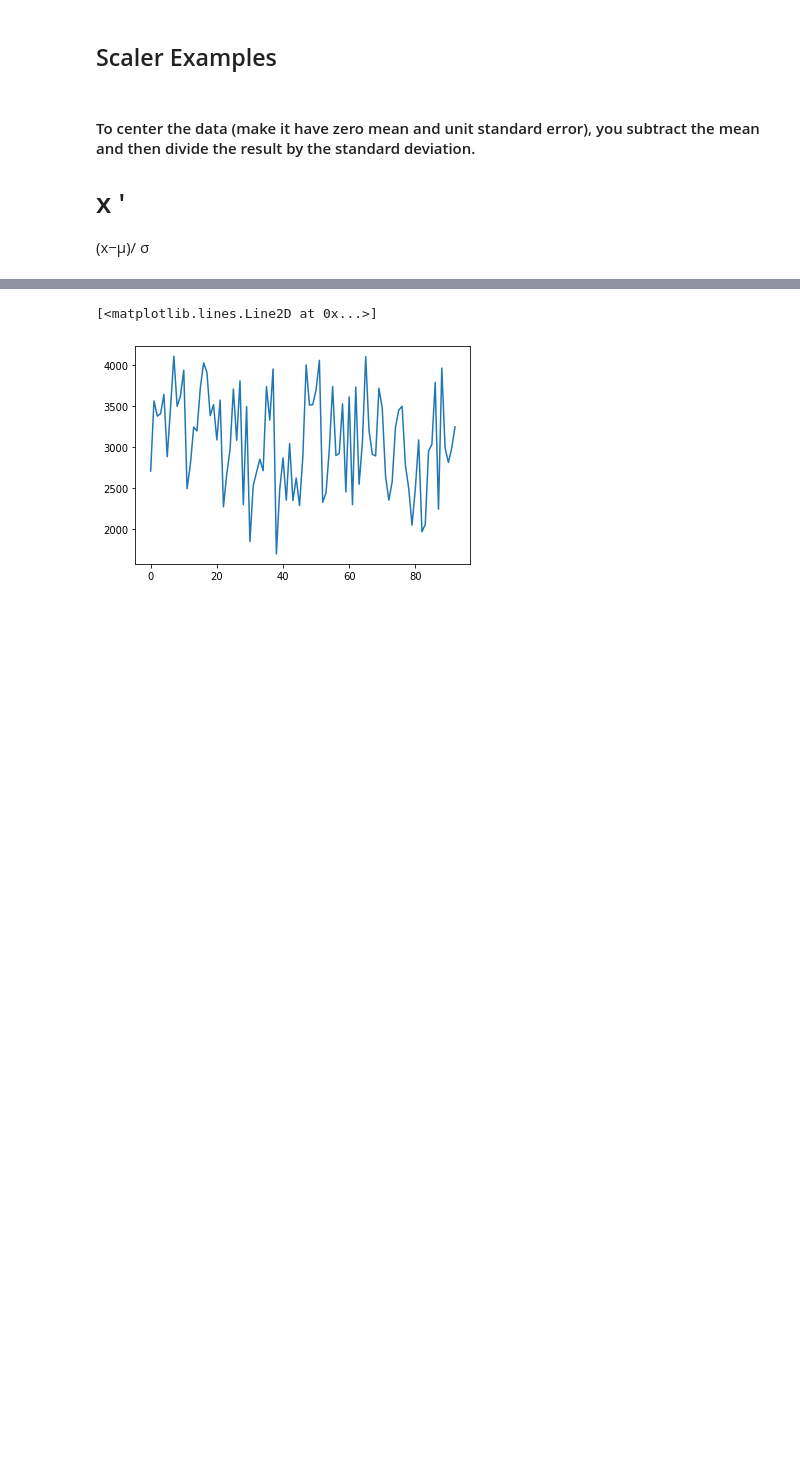
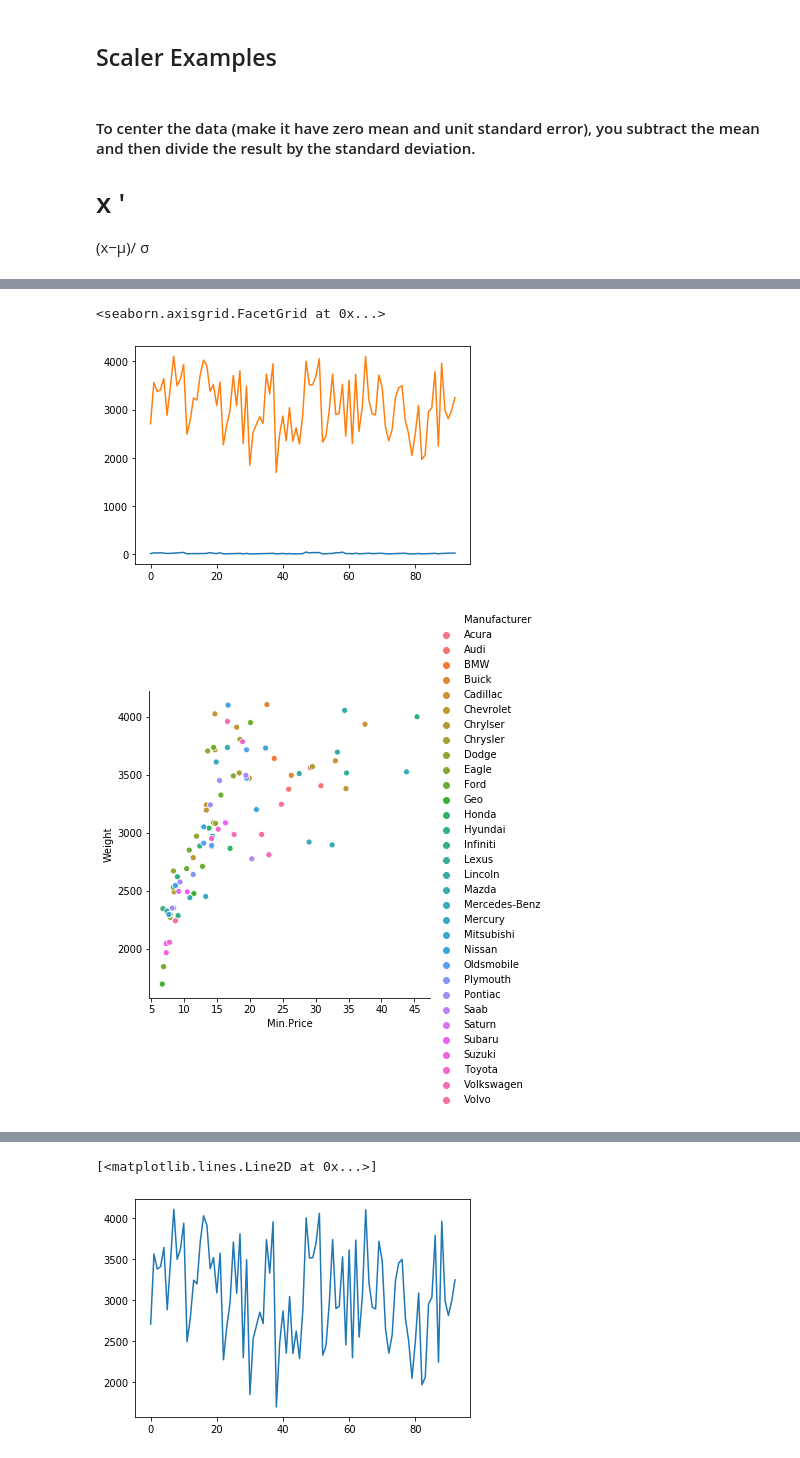
Before and after one commit to sum-coderepo/Optimization-Python, a Jupyter notebook: Notebooks/Crash Course Pandas.ipynb, the cells around one changed output, grey strips where cells are left out. Cells and saved outputs as stored; diff of their text form; code cells hidden in the pictures; blank space fills up the shorter version.

```diff
--- a/Notebooks/Crash Course Pandas.ipynb
+++ b/Notebooks/Crash Course Pandas.ipynb
@@ -405,0 +323,4 @@ dfTest.head()
+# %%
+df = pd.read_csv("D:\\Ipynb Datasets\\Cars93.csv")
+columns = df.columns
+df.head()
@@ -405,0 +344,7 @@ dfTest.head()
+# %%
+plt.plot(df[['Min.Price','Weight']].values)
+sns.relplot(x = 'Min.Price', y = 'Weight', hue = 'Manufacturer', data = df)
+# %% [output]
+<seaborn.axisgrid.FacetGrid at 0x...>
+[figure, added]
+[figure, added]
```
Also changed, not shown: parts of 32 cells of this notebook, 3 other files.
